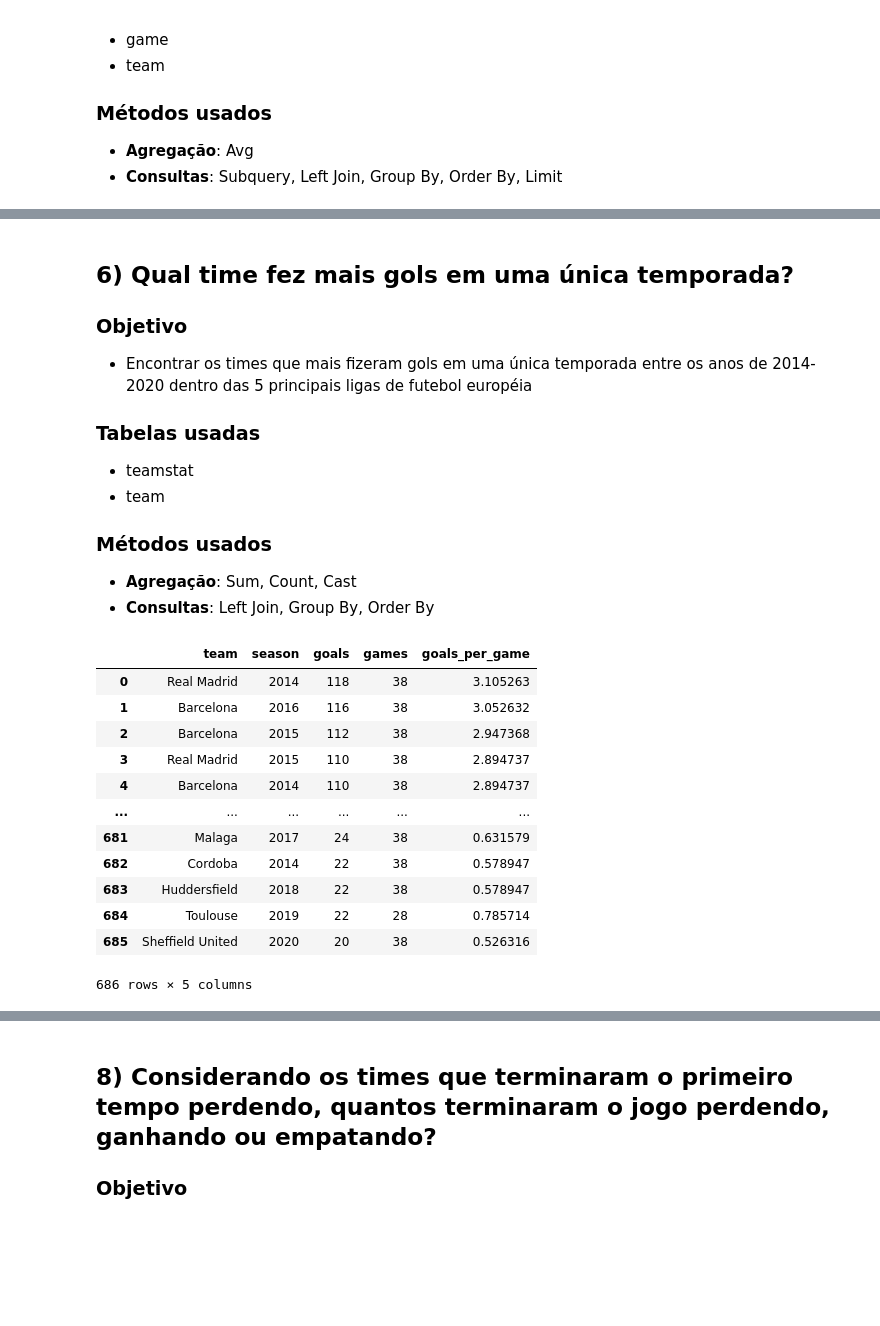
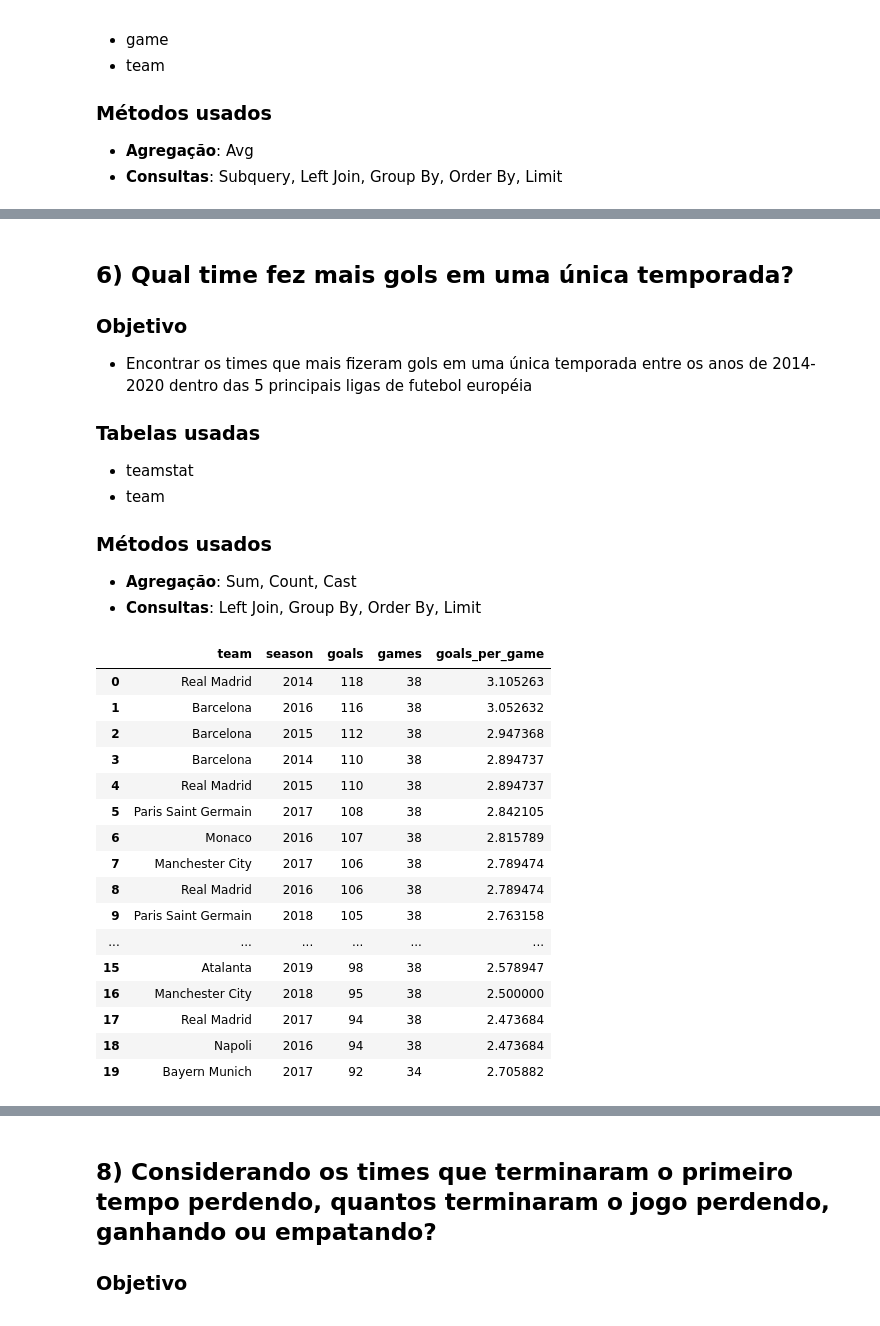
Before and after one commit to ciencia-dados-ifsp-grupo5/FootbalDatabase, a Jupyter notebook: notebooks/FootballDatabase_analysis.ipynb, the cells around one changed output, grey strips where cells are left out. Drawn from its saved outputs; the diff is of its cells as text; code cells hidden in the pictures; blank space fills up the shorter version.

```diff
--- a/notebooks/FootballDatabase_analysis.ipynb
+++ b/notebooks/FootballDatabase_analysis.ipynb
@@ -475,40 +506,45 @@ exec_query(question_5)
 
 ### Métodos usados
 * <b>Agregação</b>: Sum, Count, Cast
-* <b>Consultas</b>: Left Join, Group By, Order By
+* <b>Consultas</b>: Left Join, Group By, Order By, Limit
 # %%
 question_6 = '''
 SELECT
     team.name AS team,
     season,
     SUM(goals) AS goals,
     COUNT(*) AS games,
     CAST(SUM(goals) AS FLOAT)/CAST(count(*) AS FLOAT) AS goals_per_game
 FROM
     teamstat
 LEFT JOIN
     team ON teamstat.teamID = team.teamID
 GROUP BY
     team,
     season
 ORDER BY
     goals DESC
+LIMIT 20
 '''
 exec_query(question_6)
 # %% [output]
 |  | team | season | goals | games | goals_per_game |
 | 0 | Real Madrid | 2014 | 118 | 38 | 3.105263 |
 | 1 | Barcelona | 2016 | 116 | 38 | 3.052632 |
 | 2 | Barcelona | 2015 | 112 | 38 | 2.947368 |
-| 3 | Real Madrid | 2015 | 110 | 38 | 2.894737 |
-| 4 | Barcelona | 2014 | 110 | 38 | 2.894737 |
+| 3 | Barcelona | 2014 | 110 | 38 | 2.894737 |
+| 4 | Real Madrid | 2015 | 110 | 38 | 2.894737 |
+| 5 | Paris Saint Germain | 2017 | 108 | 38 | 2.842105 |
+| 6 | Monaco | 2016 | 107 | 38 | 2.815789 |
+| 7 | Manchester City | 2017 | 106 | 38 | 2.789474 |
+| 8 | Real Madrid | 2016 | 106 | 38 | 2.789474 |
+| 9 | Paris Saint Germain | 2018 | 105 | 38 | 2.763158 |
 | ... | ... | ... | ... | ... | ... |
-| 681 | Malaga | 2017 | 24 | 38 | 0.631579 |
-| 682 | Cordoba | 2014 | 22 | 38 | 0.578947 |
-| 683 | Huddersfield | 2018 | 22 | 38 | 0.578947 |
-| 684 | Toulouse | 2019 | 22 | 28 | 0.785714 |
-| 685 | Sheffield United | 2020 | 20 | 38 | 0.526316 |
+| 15 | Atalanta | 2019 | 98 | 38 | 2.578947 |
+| 16 | Manchester City | 2018 | 95 | 38 | 2.500000 |
+| 17 | Real Madrid | 2017 | 94 | 38 | 2.473684 |
+| 18 | Napoli | 2016 | 94 | 38 | 2.473684 |
+| 19 | Bayern Munich | 2017 | 92 | 34 | 2.705882 |
-686 rows × 5 columns
 # %% [markdown]
 ## 7) Quais jogadores tomaram mais cartões (Amarelo + Vermelho)
 
```
Also changed, not shown: parts of 16 cells of this notebook.
